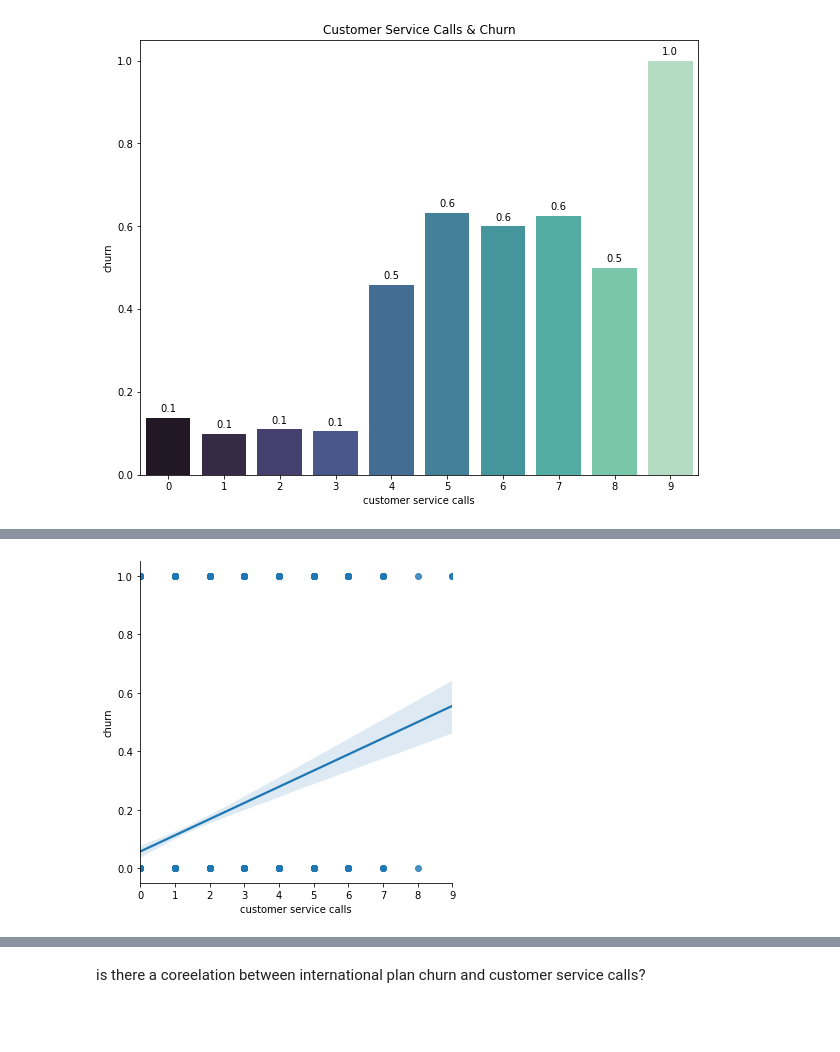
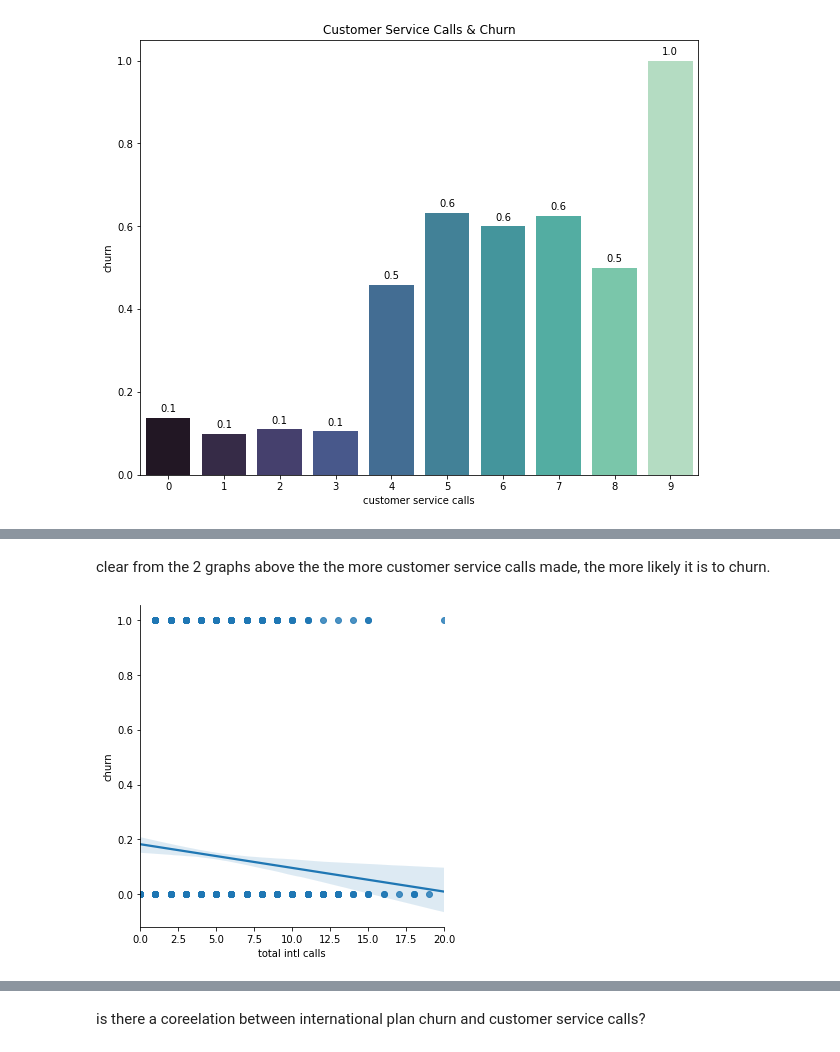
Before and after one commit to Mahmoudh22/Project_3, a Jupyter notebook: Question 2.ipynb, the cells around one changed output, grey strips where cells are left out. Saved outputs shown, nothing was run; the diff lists cells and outputs as text; code cells hidden in the pictures; blank space fills up the shorter version.

```diff
--- a/Question 2.ipynb
+++ b/Question 2.ipynb
@@ -76,4 +87,6 @@ plt.show()
+# %% [markdown]
+clear from the 2 graphs above the the more customer service calls made, the more likely it is to churn.
 # %%
-sns.lmplot(x='customer service calls', y='churn', data=df);
+sns.lmplot(x='total intl calls', y='churn', data=train_df);
 # %% [output]
-[figure, old version]
+[figure, new version]
```
Also changed, not shown: parts of 14 cells of this notebook, 3 other files.
